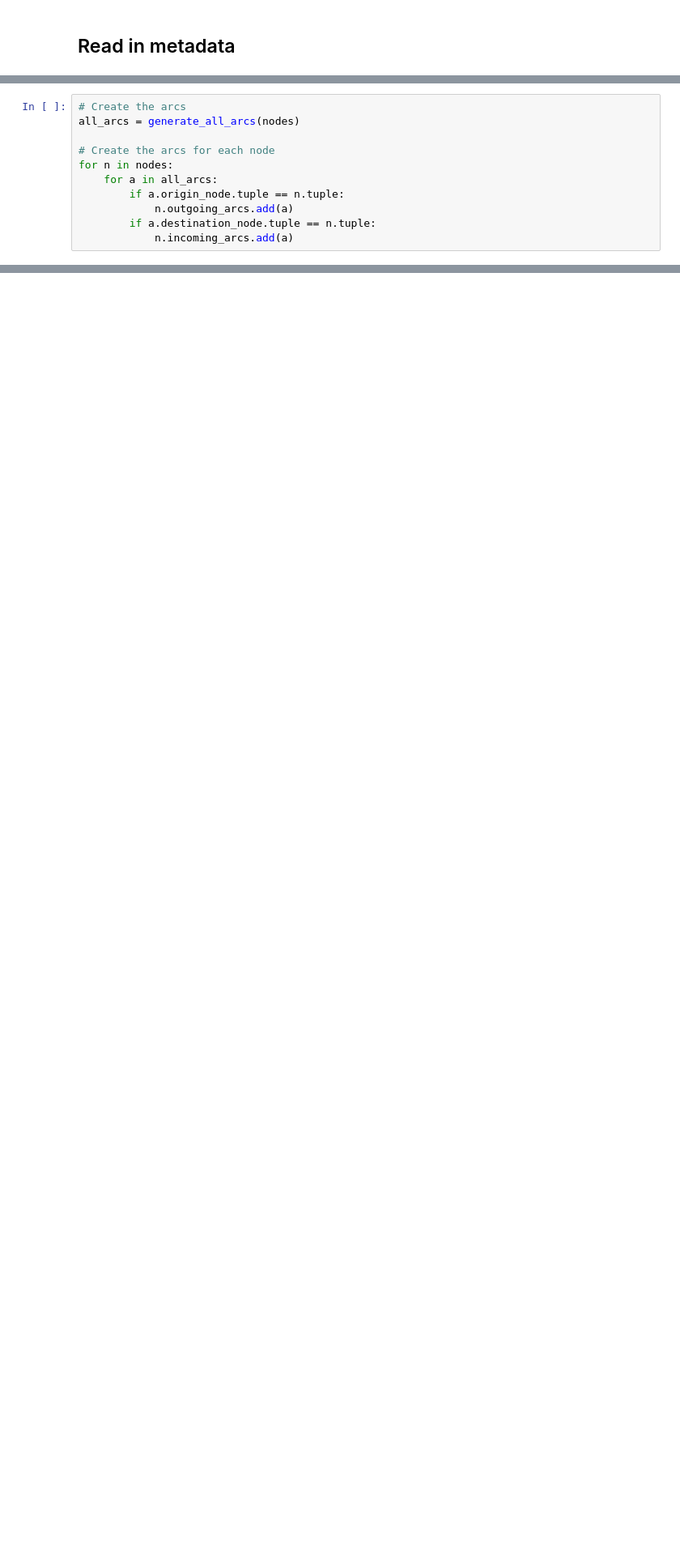
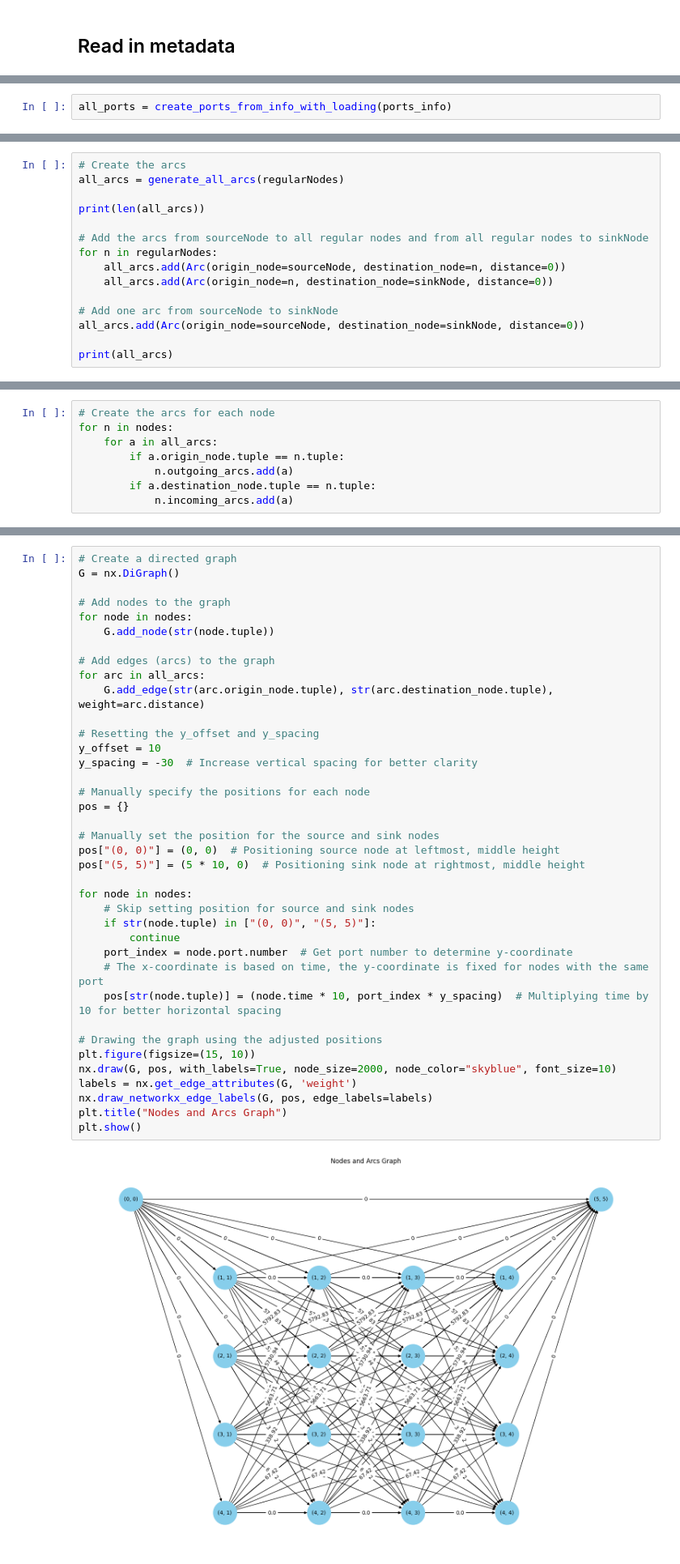
Before and after one commit to tobiasbergeland/SpeedOptiRepo, a Jupyter notebook: mirp.ipynb, the cells around one changed output, grey strips where cells are left out. Shown at 81% size. Cells and saved outputs as stored; diff of their text form; blank space fills up the shorter version.

Commit message:
port and arc data parsed in. Visualization of graph added.

```diff
--- a/mirp.ipynb
+++ b/mirp.ipynb
@@ -140,0 +233,2 @@ variables
+# %%
+all_ports = create_ports_from_info_with_loading(ports_info)
@@ -243,0 +369,15 @@ def generate_all_arcs(nodes):
+# %%
+# Create the arcs
+all_arcs = generate_all_arcs(regularNodes)
+
+print(len(all_arcs))
+
+# Add the arcs from sourceNode to all regular nodes and from all regular nodes to sinkNode
+for n in regularNodes:
+    all_arcs.add(Arc(origin_node=sourceNode, destination_node=n, distance=0))
+    all_arcs.add(Arc(origin_node=n, destination_node=sinkNode, distance=0))
+
+# Add one arc from sourceNode to sinkNode
+all_arcs.add(Arc(origin_node=sourceNode, destination_node=sinkNode, distance=0))
+
+print(all_arcs)
@@ -244,7 +387,4 @@ def generate_all_arcs(nodes):
 # %%
-# Create the arcs
-all_arcs = generate_all_arcs(nodes)
-
 # Create the arcs for each node
 for n in nodes:
     for a in all_arcs:
@@ -255,2 +397,42 @@ for n in nodes:
+# %%
+# Create a directed graph
+G = nx.DiGraph()
+
+# Add nodes to the graph
+for node in nodes:
+    G.add_node(str(node.tuple))
+
+# Add edges (arcs) to the graph
+for arc in all_arcs:
+    G.add_edge(str(arc.origin_node.tuple), str(arc.destination_node.tuple), weight=arc.distance)
+
+# Resetting the y_offset and y_spacing
+y_offset = 10
+y_spacing = -30  # Increase vertical spacing for better clarity
+
+# Manually specify the positions for each node
+pos = {}
+
+# Manually set the position for the source and sink nodes
+pos["(0, 0)"] = (0, 0)  # Positioning source node at leftmost, middle height
+pos["(5, 5)"] = (5 * 10, 0)  # Positioning sink node at rightmost, middle height
+
+for node in nodes:
+    # Skip setting position for source and sink nodes
+    if str(node.tuple) in ["(0, 0)", "(5, 5)"]:
+        continue
+    port_index = node.port.number  # Get port number to determine y-coordinate
+    # The x-coordinate is based on time, the y-coordinate is fixed for nodes with the same port
+    pos[str(node.tuple)] = (node.time * 10, port_index * y_spacing)  # Multiplying time by 10 for better horizontal spacing
+
+# Drawing the graph using the adjusted positions
+plt.figure(figsize=(15, 10))
+nx.draw(G, pos, with_labels=True, node_size=2000, node_color="skyblue", font_size=10)
+labels = nx.get_edge_attributes(G, 'weight')
+nx.draw_networkx_edge_labels(G, pos, edge_labels=labels)
+plt.title("Nodes and Arcs Graph")
+plt.show()
+# %% [output]
+[figure, added]
 # %% [markdown]
 All nodes and arcs have been created. However there are arcs between all nodes, even though it may be infeasible for a vessel to travel the distance in time.
```
Also changed, not shown: parts of 26 cells of this notebook.
